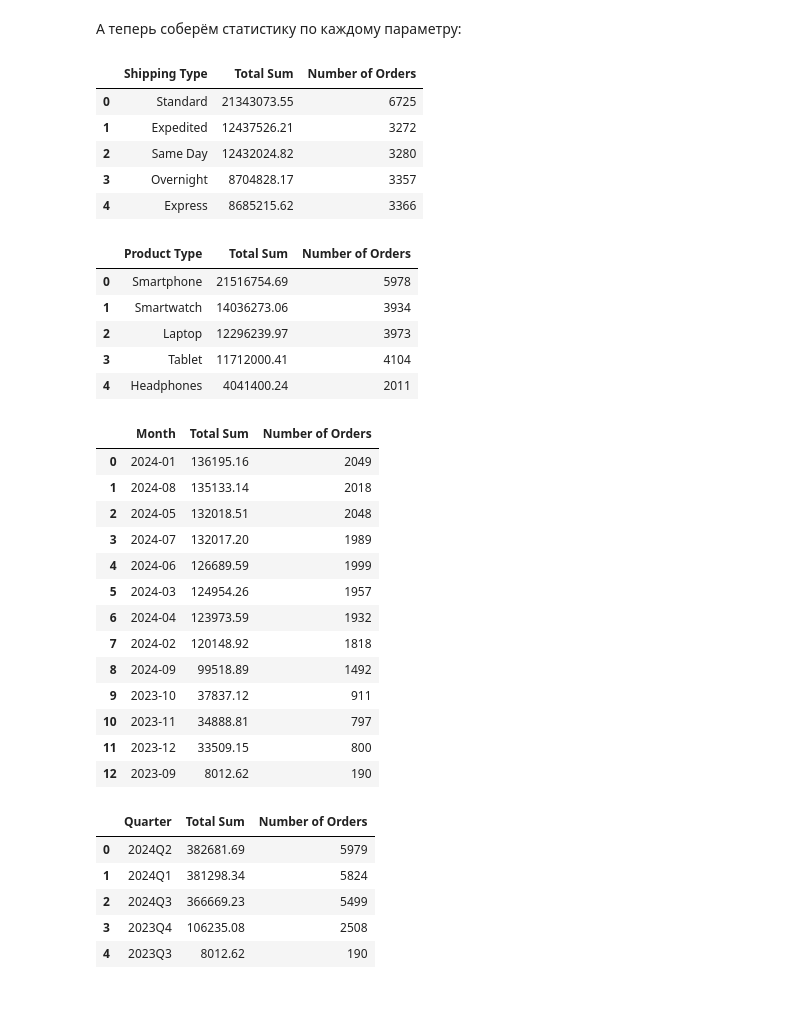
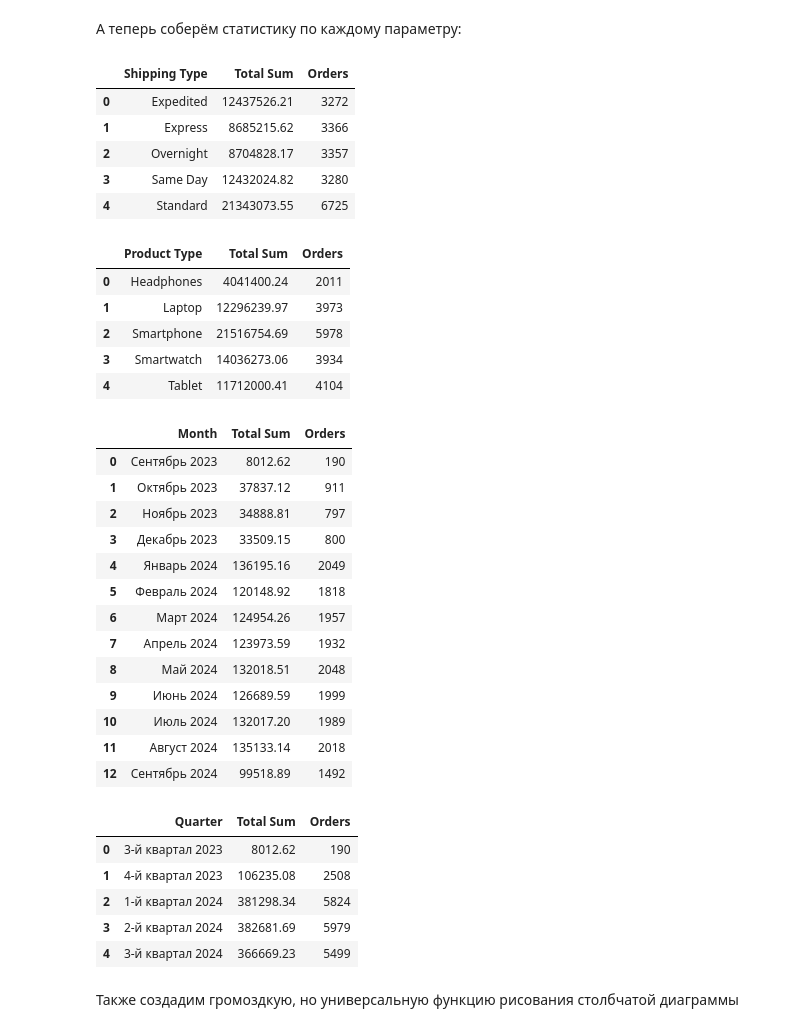
Before and after one commit to Sepulka-droid/HSE, a Jupyter notebook: 03_Pandas/HomeWork_3.ipynb, the cells around one changed output. Drawn from its saved outputs; the diff is of its cells as text; code cells hidden in the pictures; blank space fills up the shorter version.

```diff
--- a/03_Pandas/HomeWork_3.ipynb
+++ b/03_Pandas/HomeWork_3.ipynb
@@ -152,8 +150,8 @@ def parameter_revenue(parameter, money):
     revenue = data.groupby(parameter)[money].agg(['sum', 'count'])
     revenue = revenue.rename(columns={
     'sum': 'Total Sum',
-    'count': 'Number of Orders'
-}).sort_values('Total Sum', ascending=False).reset_index()
+    'count': 'Orders'
+}).reset_index()
     return revenue
 # %% [markdown]
 А теперь соберём статистику по каждому параметру:
@@ -167,44 +165,52 @@ result['Addons Quarterly'] = parameter_revenue("Quarter", 'Add-on Total')
 # %%
 result['Shipping Type']
 # %% [output]
-|  | Shipping Type | Total Sum | Number of Orders |
-| 0 | Standard | 21343073.55 | 6725 |
-| 1 | Expedited | 12437526.21 | 3272 |
-| 2 | Same Day | 12432024.82 | 3280 |
-| 3 | Overnight | 8704828.17 | 3357 |
-| 4 | Express | 8685215.62 | 3366 |
+|  | Shipping Type | Total Sum | Orders |
+| 0 | Expedited | 12437526.21 | 3272 |
+| 1 | Express | 8685215.62 | 3366 |
+| 2 | Overnight | 8704828.17 | 3357 |
+| 3 | Same Day | 12432024.82 | 3280 |
+| 4 | Standard | 21343073.55 | 6725 |
 # %%
 result['Product Type']
 # %% [output]
-|  | Product Type | Total Sum | Number of Orders |
-| 0 | Smartphone | 21516754.69 | 5978 |
-| 1 | Smartwatch | 14036273.06 | 3934 |
-| 2 | Laptop | 12296239.97 | 3973 |
-| 3 | Tablet | 11712000.41 | 4104 |
-| 4 | Headphones | 4041400.24 | 2011 |
+|  | Product Type | Total Sum | Orders |
+| 0 | Headphones | 4041400.24 | 2011 |
+| 1 | Laptop | 12296239.97 | 3973 |
+| 2 | Smartphone | 21516754.69 | 5978 |
+| 3 | Smartwatch | 14036273.06 | 3934 |
+| 4 | Tablet | 11712000.41 | 4104 |
 # %%
+months = {i + 1: x for i, x in enumerate("Январь Февраль Март Апрель Май Июнь Июль Август Сентябрь Октябрь Ноябрь Декабрь".split())}
+
+result["Addons Monthly"]["Month"] = result["Addons Monthly"]["Month"].apply(lambda x: f"{months[x.month]} {x.year}")
 result['Addons Monthly']
 # %% [output]
-|  | Month | Total Sum | Number of Orders |
-| 0 | 2024-01 | 136195.16 | 2049 |
-| 1 | 2024-08 | 135133.14 | 2018 |
-| 2 | 2024-05 | 132018.51 | 2048 |
-| 3 | 2024-07 | 132017.20 | 1989 |
-| 4 | 2024-06 | 126689.59 | 1999 |
-| 5 | 2024-03 | 124954.26 | 1957 |
-| 6 | 2024-04 | 123973.59 | 1932 |
-| 7 | 2024-02 | 120148.92 | 1818 |
-| 8 | 2024-09 | 99518.89 | 1492 |
-| 9 | 2023-10 | 37837.12 | 911 |
-| 10 | 2023-11 | 34888.81 | 797 |
-| 11 | 2023-12 | 33509.15 | 800 |
-| 12 | 2023-09 | 8012.62 | 190 |
+|  | Month | Total Sum | Orders |
+| 0 | Сентябрь 2023 | 8012.62 | 190 |
+| 1 | Октябрь 2023 | 37837.12 | 911 |
+| 2 | Ноябрь 2023 | 34888.81 | 797 |
+| 3 | Декабрь 2023 | 33509.15 | 800 |
+| 4 | Январь 2024 | 136195.16 | 2049 |
+| 5 | Февраль 2024 | 120148.92 | 1818 |
+| 6 | Март 2024 | 124954.26 | 1957 |
+| 7 | Апрель 2024 | 123973.59 | 1932 |
+| 8 | Май 2024 | 132018.51 | 2048 |
+| 9 | Июнь 2024 | 126689.59 | 1999 |
+| 10 | Июль 2024 | 132017.20 | 1989 |
+| 11 | Август 2024 | 135133.14 | 2018 |
+| 12 | Сентябрь 2024 | 99518.89 | 1492 |
 # %%
+quarters = {i: f"{i}-й квартал" for i in range(1, 5)}
+
+result["Addons Quarterly"]["Quarter"] = result["Addons Quarterly"]["Quarter"].apply(lambda x: f"{quarters[x.quarter]} {x.year}")
 result['Addons Quarterly']
 # %% [output]
-|  | Quarter | Total Sum | Number of Orders |
-| 0 | 2024Q2 | 382681.69 | 5979 |
-| 1 | 2024Q1 | 381298.34 | 5824 |
-| 2 | 2024Q3 | 366669.23 | 5499 |
-| 3 | 2023Q4 | 106235.08 | 2508 |
-| 4 | 2023Q3 | 8012.62 | 190 |
+|  | Quarter | Total Sum | Orders |
+| 0 | 3-й квартал 2023 | 8012.62 | 190 |
+| 1 | 4-й квартал 2023 | 106235.08 | 2508 |
+| 2 | 1-й квартал 2024 | 381298.34 | 5824 |
+| 3 | 2-й квартал 2024 | 382681.69 | 5979 |
+| 4 | 3-й квартал 2024 | 366669.23 | 5499 |
+# %% [markdown]
+Также создадим громоздкую, но универсальную функцию рисования столбчатой диаграммы
```
Also changed, not shown: parts of 6 cells of this notebook, 1 other file.
